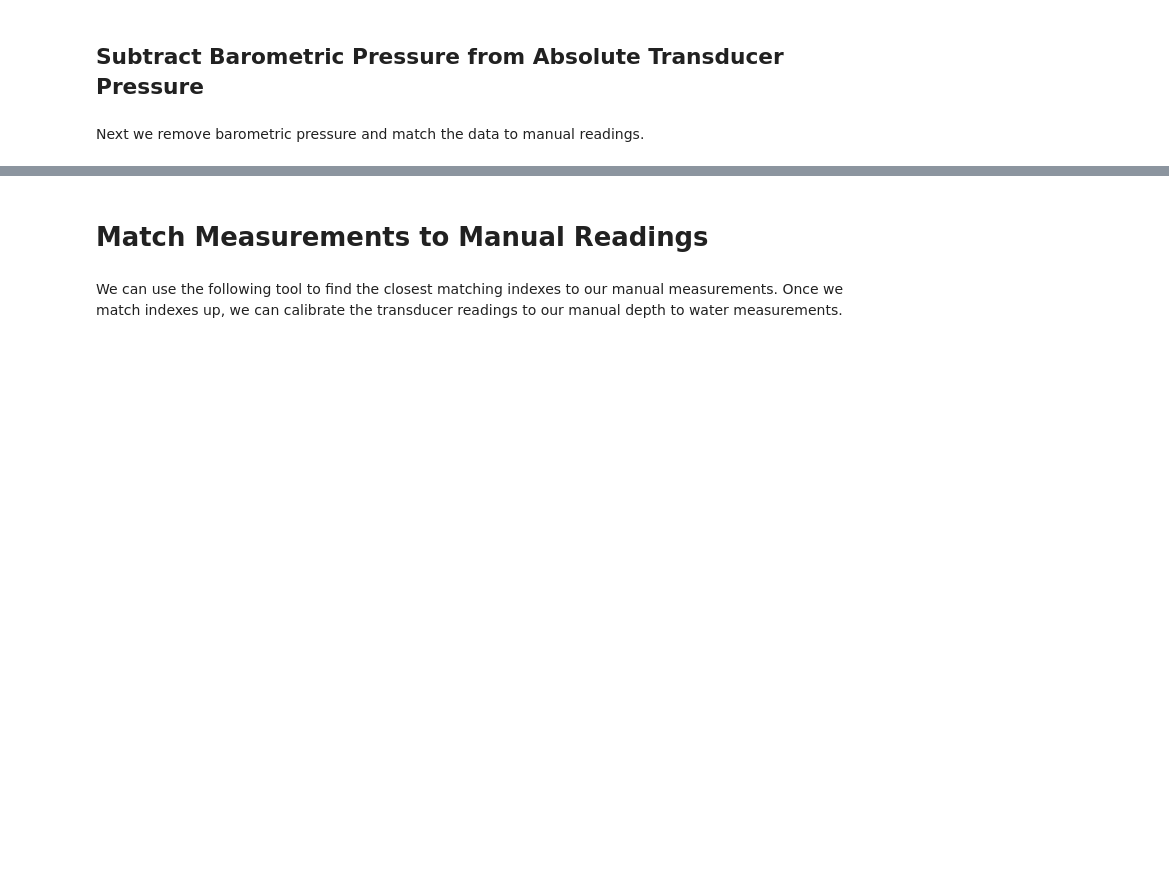
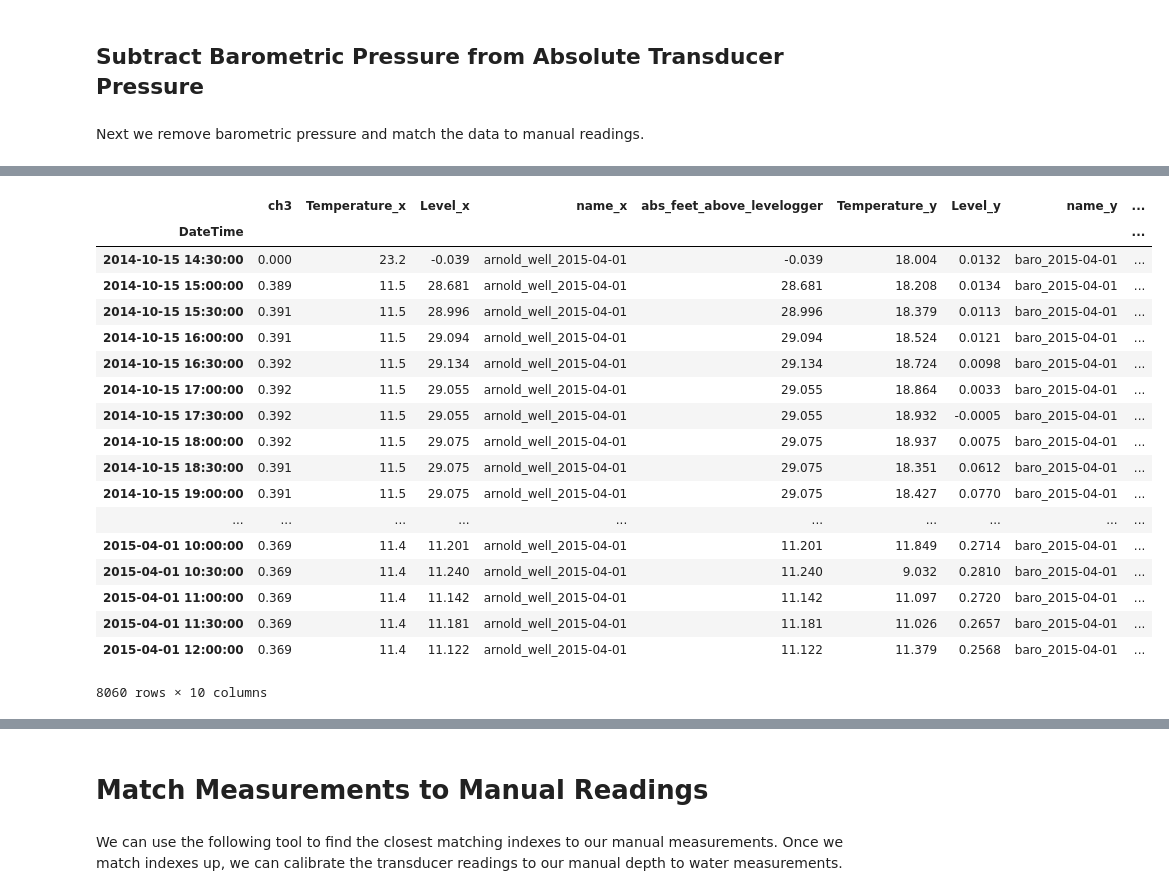
Before and after one commit to inkenbrandt/IPython, a Jupyter notebook: Transducer Data Massage 2.ipynb, the cells around one changed output, grey strips where cells are left out. Saved outputs shown, nothing was run; the diff lists cells and outputs as text; code cells hidden in the pictures; blank space fills up the shorter version.

```diff
--- a/Transducer Data Massage 2.ipynb
+++ b/Transducer Data Massage 2.ipynb
@@ -318,3 +327,25 @@ wellbaro.columns
+# %%
+wellbaro
+# %% [output]
+|  | ch3 | Temperature_x | Level_x | name_x | abs_feet_above_levelogger | Temperature_y | Level_y | name_y | ... |
+| DateTime |  |  |  |  |  |  |  |  | ... |
+| 2014-10-15 14:30:00 | 0.000 | 23.2 | -0.039 | arnold_well_2015-04-01 | -0.039 | 18.004 | 0.0132 | baro_2015-04-01 | ... |
+| 2014-10-15 15:00:00 | 0.389 | 11.5 | 28.681 | arnold_well_2015-04-01 | 28.681 | 18.208 | 0.0134 | baro_2015-04-01 | ... |
+| 2014-10-15 15:30:00 | 0.391 | 11.5 | 28.996 | arnold_well_2015-04-01 | 28.996 | 18.379 | 0.0113 | baro_2015-04-01 | ... |
+| 2014-10-15 16:00:00 | 0.391 | 11.5 | 29.094 | arnold_well_2015-04-01 | 29.094 | 18.524 | 0.0121 | baro_2015-04-01 | ... |
+| 2014-10-15 16:30:00 | 0.392 | 11.5 | 29.134 | arnold_well_2015-04-01 | 29.134 | 18.724 | 0.0098 | baro_2015-04-01 | ... |
+| 2014-10-15 17:00:00 | 0.392 | 11.5 | 29.055 | arnold_well_2015-04-01 | 29.055 | 18.864 | 0.0033 | baro_2015-04-01 | ... |
+| 2014-10-15 17:30:00 | 0.392 | 11.5 | 29.055 | arnold_well_2015-04-01 | 29.055 | 18.932 | -0.0005 | baro_2015-04-01 | ... |
+| 2014-10-15 18:00:00 | 0.392 | 11.5 | 29.075 | arnold_well_2015-04-01 | 29.075 | 18.937 | 0.0075 | baro_2015-04-01 | ... |
+| 2014-10-15 18:30:00 | 0.391 | 11.5 | 29.075 | arnold_well_2015-04-01 | 29.075 | 18.351 | 0.0612 | baro_2015-04-01 | ... |
+| 2014-10-15 19:00:00 | 0.391 | 11.5 | 29.075 | arnold_well_2015-04-01 | 29.075 | 18.427 | 0.0770 | baro_2015-04-01 | ... |
+| ... | ... | ... | ... | ... | ... | ... | ... | ... | ... |
+| 2015-04-01 10:00:00 | 0.369 | 11.4 | 11.201 | arnold_well_2015-04-01 | 11.201 | 11.849 | 0.2714 | baro_2015-04-01 | ... |
+| 2015-04-01 10:30:00 | 0.369 | 11.4 | 11.240 | arnold_well_2015-04-01 | 11.240 | 9.032 | 0.2810 | baro_2015-04-01 | ... |
+| 2015-04-01 11:00:00 | 0.369 | 11.4 | 11.142 | arnold_well_2015-04-01 | 11.142 | 11.097 | 0.2720 | baro_2015-04-01 | ... |
+| 2015-04-01 11:30:00 | 0.369 | 11.4 | 11.181 | arnold_well_2015-04-01 | 11.181 | 11.026 | 0.2657 | baro_2015-04-01 | ... |
+| 2015-04-01 12:00:00 | 0.369 | 11.4 | 11.122 | arnold_well_2015-04-01 | 11.122 | 11.379 | 0.2568 | baro_2015-04-01 | ... |
+8060 rows × 10 columns
 # %%
 x1 = wellbaro.index.to_datetime()
 x2 = wellbaro.index.to_datetime()
```
Also changed, not shown: parts of 13 cells of this notebook, 2 other files.
